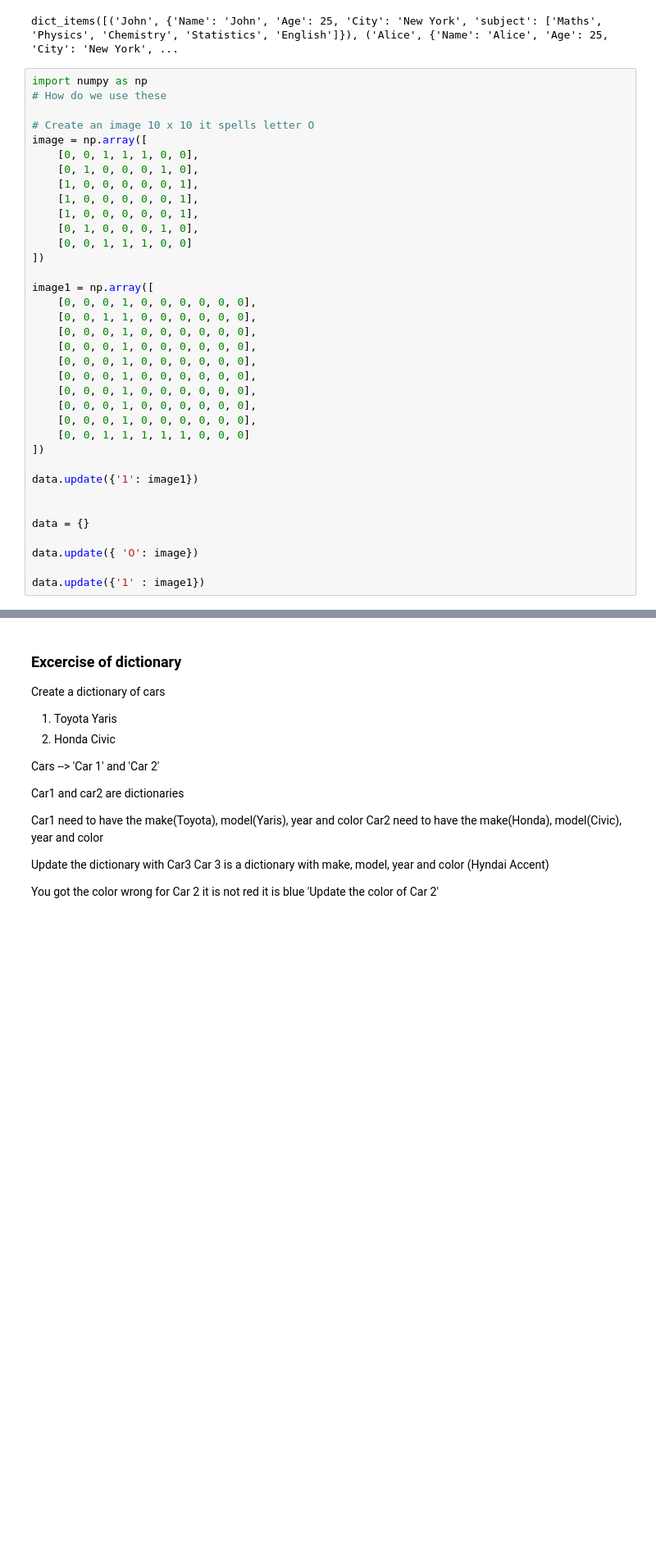
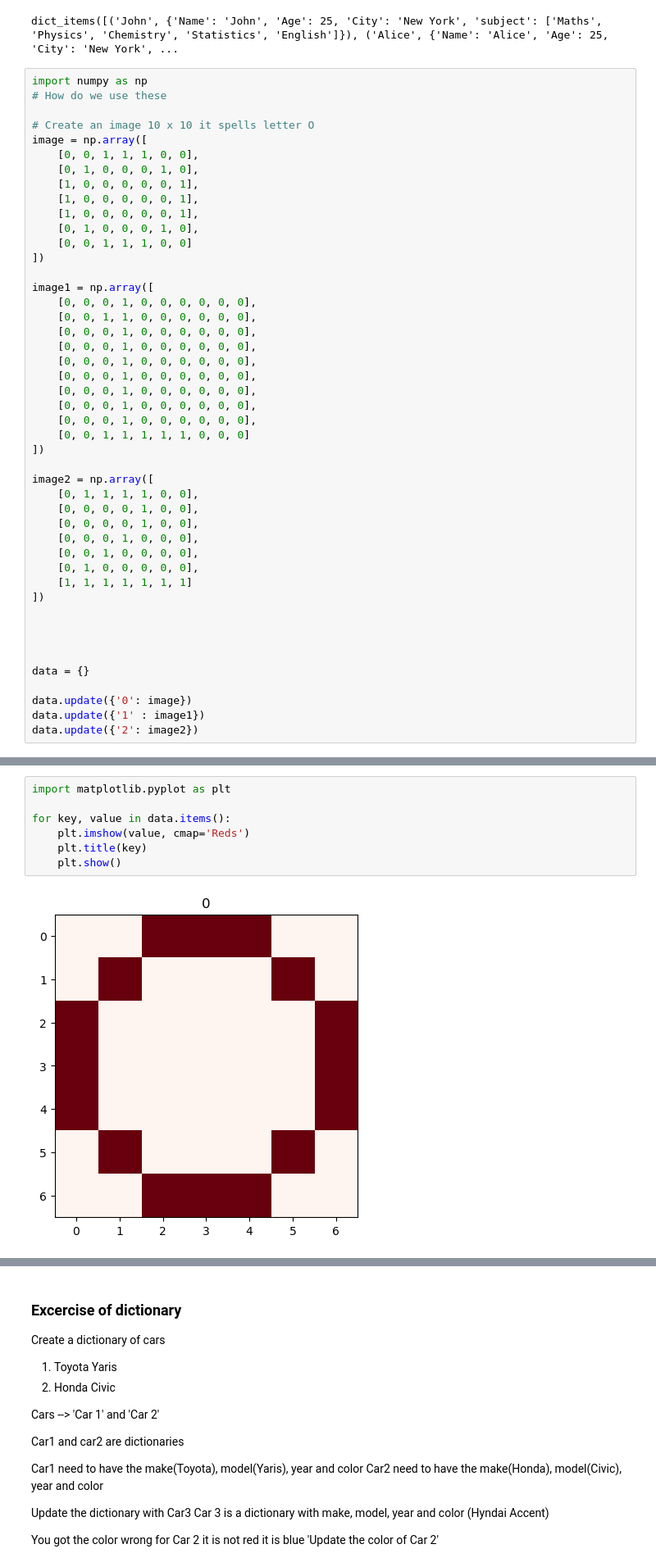
Before and after one commit to vishnukadiyala/LearnPython, a Jupyter notebook: PythonCourse.ipynb, the cells around one changed output, grey strips where cells are left out. Shown: that part at 82% size. Saved outputs shown, nothing was run; the diff lists cells and outputs as text; blank space fills up the shorter version.

```diff
--- a/PythonCourse.ipynb
+++ b/PythonCourse.ipynb
@@ -1214,11 +1214,21 @@ image1 = np.array([
     [0, 0, 1, 1, 1, 1, 1, 0, 0, 0]
 ])
 
-data.update({'1': image1})
+image2 = np.array([
+    [0, 1, 1, 1, 1, 0, 0],
+    [0, 0, 0, 0, 1, 0, 0],
+    [0, 0, 0, 0, 1, 0, 0],
+    [0, 0, 0, 1, 0, 0, 0],
+    [0, 0, 1, 0, 0, 0, 0],
+    [0, 1, 0, 0, 0, 0, 0],
+    [1, 1, 1, 1, 1, 1, 1]
+])
+
+
 
 
 data = {}
 
-data.update({ 'O': image})
-
+data.update({'0': image})
 data.update({'1' : image1})
+data.update({'2': image2})
@@ -1237,0 +1235,9 @@ array([[0, 0, 0, 1, 0, 0, 0, 0, 0, 0],
+# %%
+import matplotlib.pyplot as plt
+
+for key, value in data.items():
+    plt.imshow(value, cmap='Reds')
+    plt.title(key)
+    plt.show()
+# %% [output]
+[figure, added]
```
Also changed, not shown: parts of 3 cells of this notebook.
